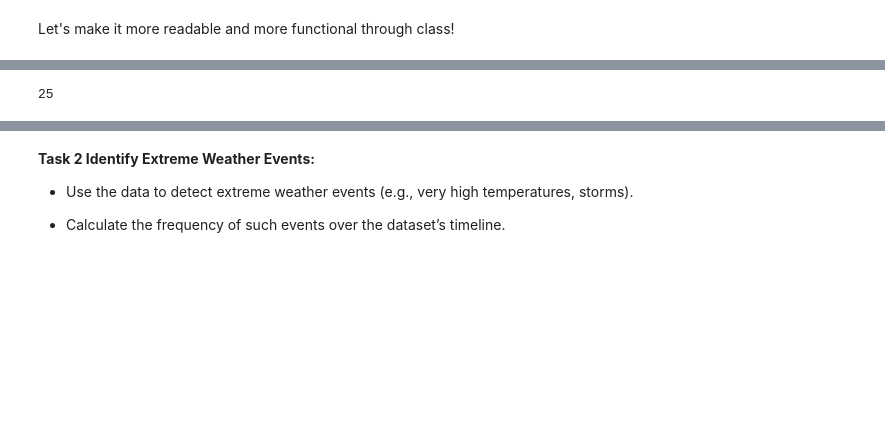
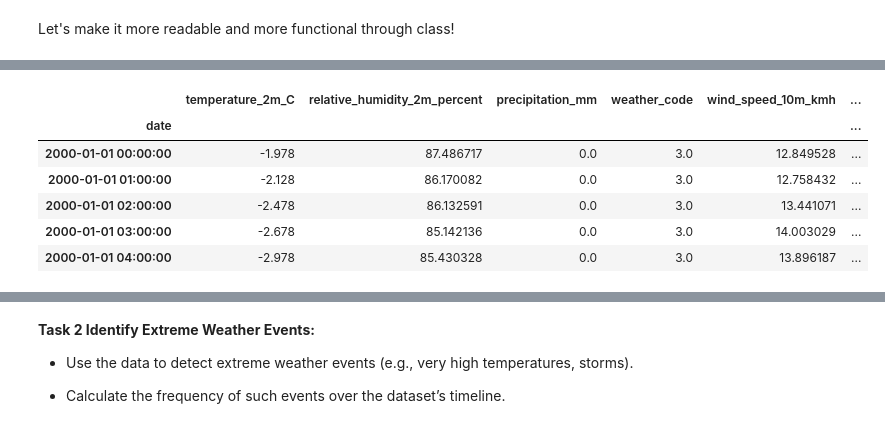
Before and after one commit to l1uzz3/weather-scraper-analyzer, a Jupyter notebook: notebooks/03-data_analysis/analyze_data.ipynb, the cells around one changed output, grey strips where cells are left out. Saved outputs shown, nothing was run; the diff lists cells and outputs as text; code cells hidden in the pictures; blank space fills up the shorter version.

```diff
--- a/notebooks/03-data_analysis/analyze_data.ipynb
+++ b/notebooks/03-data_analysis/analyze_data.ipynb
@@ -829,4 +950,0 @@ temp_year_trend = analyzer.plot_trend('temperature_2m_mean_C', 'year')
-# %%
-len(yearly_daily)
-# %% [output]
-25
@@ -847,0 +951,10 @@ plt.show()
+# %%
+hourly_df.head()
+# %% [output]
+|  | temperature_2m_C | relative_humidity_2m_percent | precipitation_mm | weather_code | wind_speed_10m_kmh | ... |
+| date |  |  |  |  |  | ... |
+| 2000-01-01 00:00:00 | -1.978 | 87.486717 | 0.0 | 3.0 | 12.849528 | ... |
+| 2000-01-01 01:00:00 | -2.128 | 86.170082 | 0.0 | 3.0 | 12.758432 | ... |
+| 2000-01-01 02:00:00 | -2.478 | 86.132591 | 0.0 | 3.0 | 13.441071 | ... |
+| 2000-01-01 03:00:00 | -2.678 | 85.142136 | 0.0 | 3.0 | 14.003029 | ... |
+| 2000-01-01 04:00:00 | -2.978 | 85.430328 | 0.0 | 3.0 | 13.896187 | ... |
```
Also changed, not shown: parts of 3 cells of this notebook, 1 other file.
